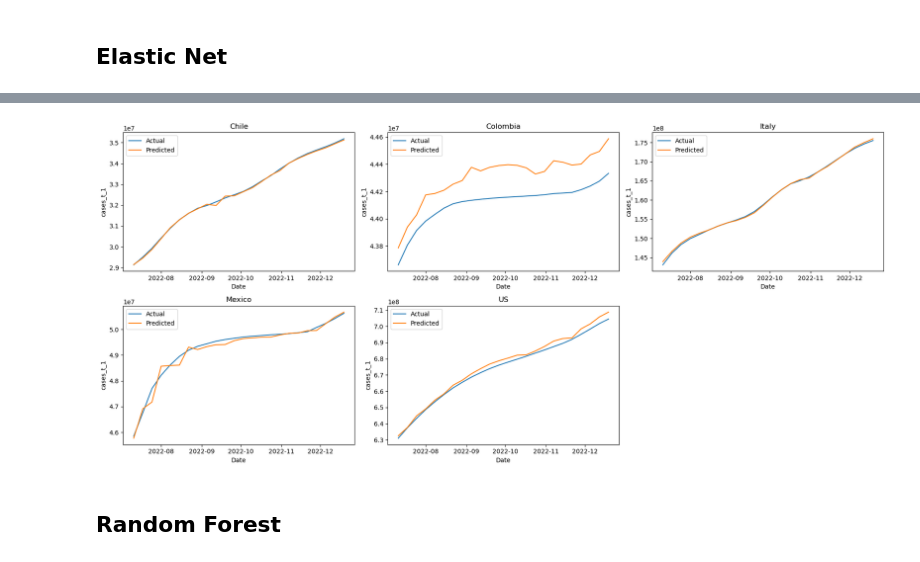
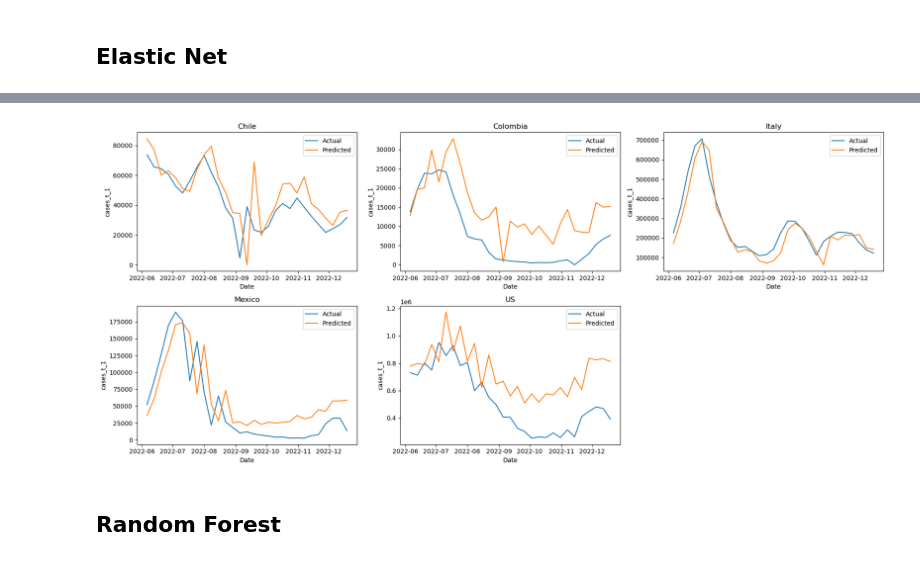
Before and after one commit to danielgvb/thesis, a Jupyter notebook: modelling/09.2_Multivariate_covid_clean.ipynb, the cells around one changed output, grey strips where cells are left out. Saved outputs shown, nothing was run; the diff lists cells and outputs as text; code cells hidden in the pictures.

```diff
--- a/modelling/09.2_Multivariate_covid_clean.ipynb
+++ b/modelling/09.2_Multivariate_covid_clean.ipynb
@@ -35,11 +58,10 @@ Index(['date', 'country', 'new_cases', 'cases', 'co', 'no2', 'o3', 'pm10',
        'google_pharmacy', 'google_symptom', 'Mean_distance_avg_14day_movavg',
        'StringencyIndex_Average', 'pop_vaccinated'],
       dtype='object')
-# %%
-df.rename(columns={'Mean_distance_avg_14day_movavg':'14d_avg_dist',
-                    'StringencyIndex_Average':'StringencyIndex'}, inplace = True)
+# %%
+df = df[selected_features_covid]
 # %%
-df['cases_t_1'] = df.groupby('country')['cases'].shift(-1)
+df['cases_t_1'] = df.groupby('country')['new_cases'].shift(-1)
 # %%
 # ------------------------------------------------------------------
 # 1.  Sort once so groupby‑shift/rolling are correct
@@ -115,9 +137,10 @@ for country, df_c in df.groupby('country'):
     X = df_c.drop(columns=['cases_t_1', 'date'])
     X = X.select_dtypes(include='number')
 
-    # ---- 1.3  Time‑series split: last fold is hold‑out
-    outer_split = TimeSeriesSplit(n_splits=5)
-    train_idx, test_idx = list(outer_split.split(X))[-1]
+    # ---- 1.3  Chronological 80 / 20 split  ---------------------
+    split_pt = int(0.80 * len(df_c))          # oldest 80 % → train
+    train_idx = np.arange(split_pt)
+    test_idx  = np.arange(split_pt, len(df_c))
 
     X_train, X_test = X.iloc[train_idx], X.iloc[test_idx]
     y_train, y_test = y.iloc[train_idx], y.iloc[test_idx]
@@ -512,36 +534,32 @@ fit_records   = []   # fitted values for every row
 # -------------------------------------------------------------
 for country, df_c in df.groupby('country'):
 
-    # ---- 1.1  Sort chronologically
     df_c = df_c.sort_values('date').reset_index(drop=True)
 
-    # ---- 1.2  Split features / target
     y = df_c['cases_t_1']
-    X = (df_c
-         .drop(columns=['cases_t_1', 'date'])
-         .select_dtypes(include='number'))
+    X = (df_c.drop(columns=['cases_t_1', 'date'])
+              .select_dtypes(include='number'))
 
-    # ---- 1.3  Time‑series split: last fold is true hold‑out
-    outer_split = TimeSeriesSplit(n_splits=5)
-    train_idx, test_idx = list(outer_split.split(X))[-1]
+    # ---- 1.3  Chronological 80 / 20 split --------------------
+    split_pt  = int(0.80 * len(df_c))          # oldest 80 % → train
+    train_idx = np.arange(split_pt)
+    test_idx  = np.arange(split_pt, len(df_c))
 
     X_train, X_test = X.iloc[train_idx], X.iloc[test_idx]
     y_train, y_test = y.iloc[train_idx], y.iloc[test_idx]
     dates_test      = df_c.loc[test_idx, 'date']
 
-    # ---- 1.4  Pipeline: StandardScaler → ElasticNetCV (l1_ratio = 0.5)
-    inner_cv = TimeSeriesSplit(n_splits=3)
-    enet_pipe = Pipeline(
-        steps=[
-            ("scaler", StandardScaler()),
-            ("model",  ElasticNetCV(
-                          l1_ratio       = 0.5,                # 50‑50 mix
-                          alphas         = np.logspace(-3, 3, 30),
-                          cv             = inner_cv,
-                          random_state   = 42,
-                          max_iter       = 5000))
-        ]
-    )
+    # ---- 1.4  Pipeline: StandardScaler → ElasticNetCV
+    inner_cv = TimeSeriesSplit(n_splits=3)     # CV on TRAIN only
+    enet_pipe = Pipeline([
+        ("scaler", StandardScaler()),
+        ("model",  ElasticNetCV(
+                      l1_ratio     = 0.5,
+                      alphas       = np.logspace(-3, 3, 30),
+                      cv           = inner_cv,
+                      random_state = 42,
+                      max_iter     = 5000))
+    ])
 
     enet_pipe.fit(X_train, y_train)
     best_alpha = enet_pipe.named_steps["model"].alpha_
@@ -553,7 +571,8 @@ for country, df_c in df.groupby('country'):
     rmse = np.sqrt(mean_squared_error(y_test, y_pred_test))
     r2   = r2_score(y_test, y_pred_test)
 
-    results.append({"country": country, "rmse": rmse, "r2": r2, "alpha": best_alpha})
+    results.append({"country": country, "rmse": rmse, "r2": r2,
+                    "alpha": best_alpha})
 
     plot_payload.append({
         "country": country,
@@ -632,4 +651,4 @@ date
-[figure, old version]
+[figure, new version]
 # %%
 # save fitted values
 fitted_df.to_csv('../results/ElasticNet_covid.csv', index = True)
```
Also changed, not shown: parts of 11 cells of this notebook, 11 other files.
